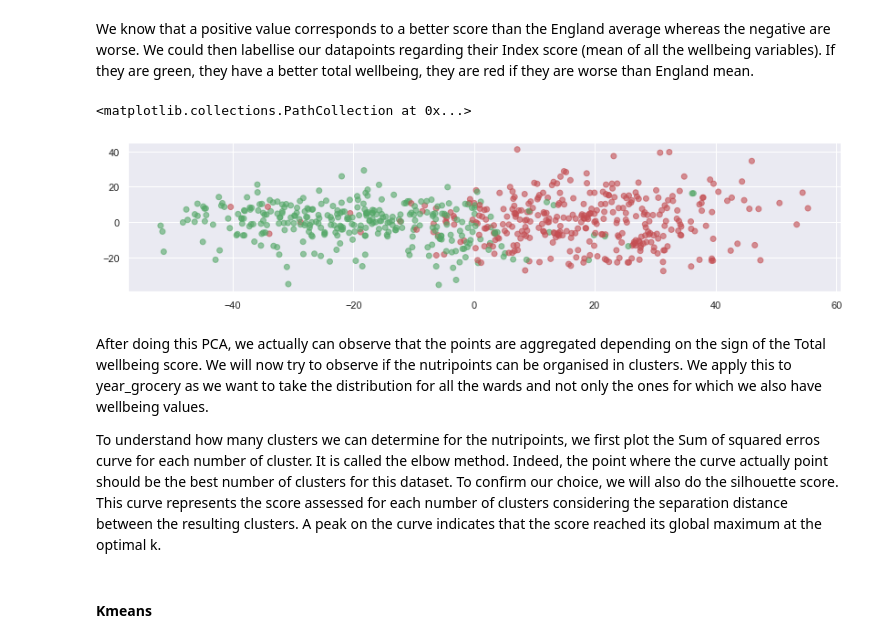
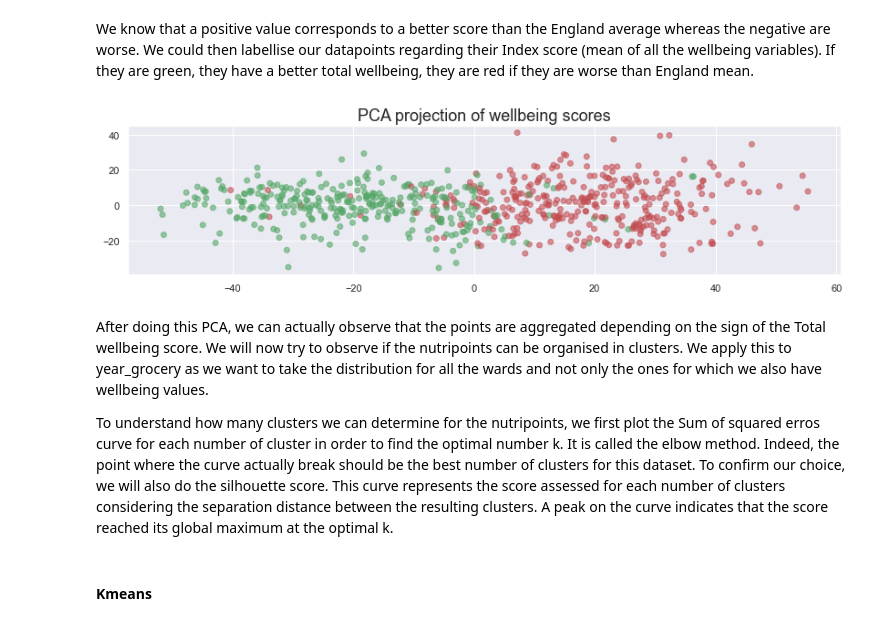
Before and after one commit to epfl-ada/ada-2020-project-milestone-p3-p3_caxaga, a Jupyter notebook: main.ipynb, the cells around one changed output. Drawn from its saved outputs; the diff is of its cells as text; code cells hidden in the pictures.

```diff
--- a/main.ipynb
+++ b/main.ipynb
@@ -593,21 +591,22 @@ We know that a positive value corresponds to a better score than the England ave
 # %%
 # Labellisation as explained above
 labels = wellbeing_scores_analysis.apply(
     lambda row: "g" if row['Wellbeing Score'] >= 0 else "r", axis=1)
 
 # Plot the data reduced in 2d space with PCA
 plt.figure(figsize=(14, 3))
 plt.scatter(wellbeing_scores_reduced_pca[:, 0],
             wellbeing_scores_reduced_pca[:, 1], c=labels, alpha=0.6)
 
+plt.title("PCA projection of wellbeing scores", fontsize=18);
+
 # RAJOUTER TITRES
 # %% [output]
-<matplotlib.collections.PathCollection at 0x...>
-[figure, old version]
+[figure, new version]
 # %% [markdown]
-After doing this PCA, we actually can observe that the points are aggregated depending on the sign of the Total wellbeing score. We will now try to observe if the nutripoints can be organised in clusters. We apply this to year_grocery as we want to take the distribution for all the wards and not only the ones for which we also have wellbeing values.
+After doing this PCA, we can actually observe that the points are aggregated depending on the sign of the Total wellbeing score. We will now try to observe if the nutripoints can be organised in clusters. We apply this to year_grocery as we want to take the distribution for all the wards and not only the ones for which we also have wellbeing values.
 
-To understand how many clusters we can determine for the nutripoints, we first plot the Sum of squared erros curve for each number of cluster. It is called the elbow method. Indeed, the point where the curve actually point should be the best number of clusters for this dataset.
+To understand how many clusters we can determine for the nutripoints, we first plot the Sum of squared erros curve for each number of cluster in order to find the optimal number k. It is called the elbow method. Indeed, the point where the curve actually break should be the best number of clusters for this dataset.
 To confirm our choice, we will also do the silhouette score. This curve represents the score assessed for each number of clusters considering the separation distance between the resulting clusters. A peak on the curve indicates that the score reached its global maximum at the optimal k.
 # %% [markdown]
 #### Kmeans
```
Also changed, not shown: parts of 8 cells of this notebook, 3 other files.
